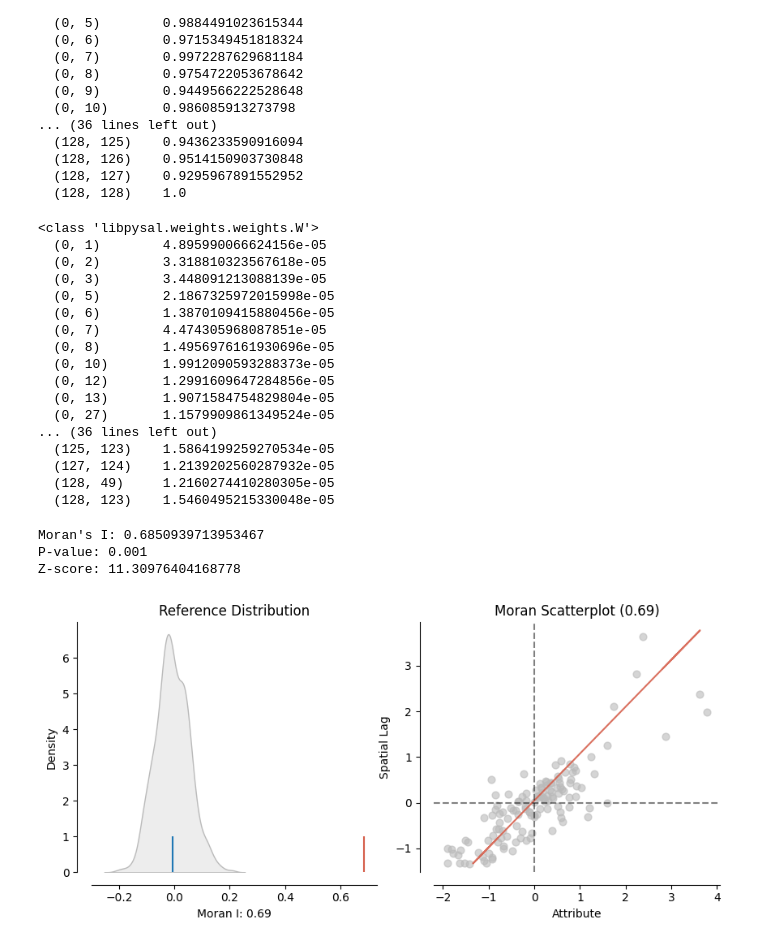
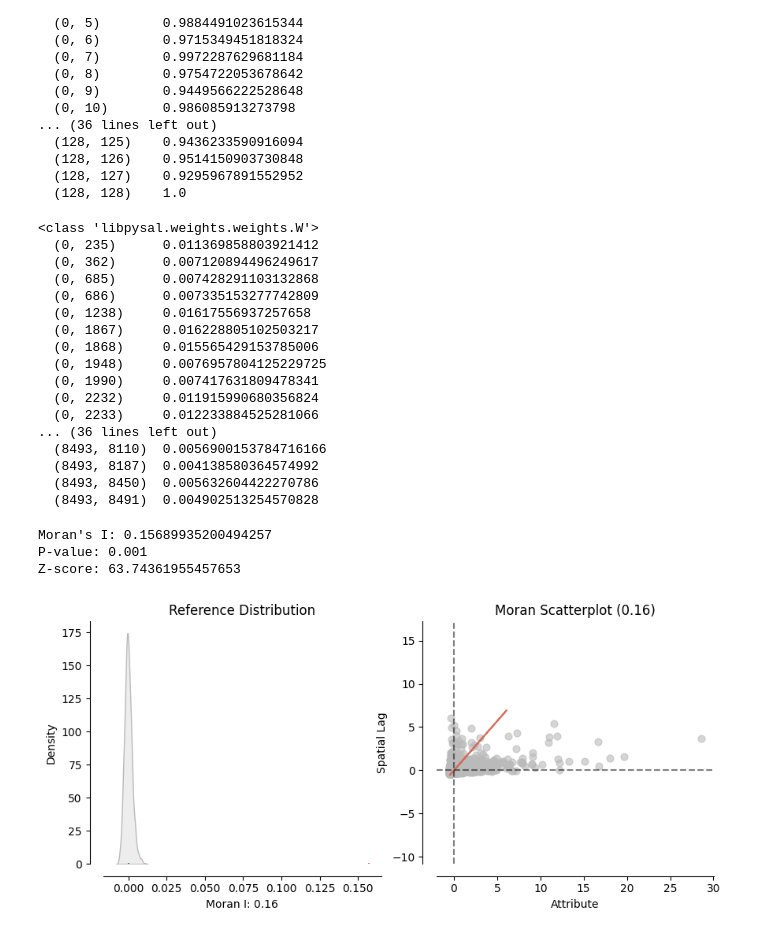
Before and after one commit to sdrchxu/SpatialWeightMatrix, a Jupyter notebook: 空间自相关代码/csv_to_weight.ipynb, the cells around one changed output. Cells and saved outputs as stored; diff of their text form; code cells hidden in the pictures.

```diff
--- a/空间自相关代码/csv_to_weight.ipynb
+++ b/空间自相关代码/csv_to_weight.ipynb
@@ -63,6 +64,7 @@ sparse_matrix=scipy.sparse.csr_matrix(spatial_weights_df.values)
 wsp = weights.WSP(sparse_matrix)
 #WSP无法直接参与Moran'I指数计算，所以需要将它转为w类
 w=weights.W.from_WSP(wsp)
+w.transform = 'r' #对空间权重矩阵进行行标准化
 print(type(w))
 
 # 如果权重矩阵是对称的，可以使用Sym的子类
@@ -72,45 +74,45 @@ print(type(w))
 print(w.sparse)
 # %% [output]
 <class 'libpysal.weights.weights.W'>
-  (0, 1)        4.895990066624156e-05
-  (0, 2)        3.318810323567618e-05
-  (0, 3)        3.448091213088139e-05
-  (0, 5)        2.1867325972015998e-05
-  (0, 6)        1.3870109415880456e-05
-  (0, 7)        4.474305968087851e-05
-  (0, 8)        1.4956976161930696e-05
-  (0, 10)       1.9912090593288373e-05
-  (0, 12)       1.2991609647284856e-05
-  (0, 13)       1.9071584754829804e-05
-  (0, 27)       1.1579909861349524e-05
+  (0, 235)      0.011369858803921412
+  (0, 362)      0.007120894496249617
+  (0, 685)      0.007428291103132868
+  (0, 686)      0.007335153277742809
+  (0, 1238)     0.01617556937257658
+  (0, 1867)     0.016228805102503217
+  (0, 1868)     0.015565429153785006
+  (0, 1948)     0.0076957804125229725
+  (0, 1990)     0.007417631809478341
+  (0, 2232)     0.011915990680356824
+  (0, 2233)     0.012233884525281066
 ... (36 lines left out)
-  (125, 123)    1.5864199259270534e-05
-  (127, 124)    1.2139202560287932e-05
-  (128, 49)     1.2160274410280305e-05
-  (128, 123)    1.5460495215330048e-05
+  (8493, 8110)  0.0056900153784716166
+  (8493, 8187)  0.004138580364574992
+  (8493, 8450)  0.005632604422270786
+  (8493, 8491)  0.004902513254570828
 # %%
 import geopandas as gpd
 from pysal.explore import esda
 from splot.esda import plot_moran
 import matplotlib.pyplot as plt
 
-shapefile_path = "D:\Lenovo\Desktop\云南大学\大创\复杂地形条件对空间关系构建的影响研究项目\data\构建权重矩阵示例数据\CTCI_墨卡托投影.shp"
+shapefile_path = "F:\大创数据\中间产出的数据\云南省和黄淮海平原已处理好的火点\云南省逐月火点\云南省已处理好的火点_1月.shp"
 gdf = gpd.read_file(shapefile_path)
-moran = esda.Moran(gdf['CTCI'], w)
+moran = esda.Moran(gdf['FRP'], w)
 
 
 # 输出莫兰指数和p值
 print('Moran\'s I:', moran.I)
 print('P-value:', moran.p_sim)
 print('Z-score:', moran.z_sim)
 
 
 
 # 绘制莫兰散点图
 plot_moran(moran, zstandard=True, figsize=(10, 4))
 plt.show()
 # %% [output]
-Moran's I: 0.6850939713953467
+Moran's I: 0.15689935200494257
 P-value: 0.001
-Z-score: 11.30976404168778
+Z-score: 63.74361955457653
-[figure, old version]
+[figure, new version]
```
Also changed, not shown: parts of 1 cell of this notebook, 2 other files.
